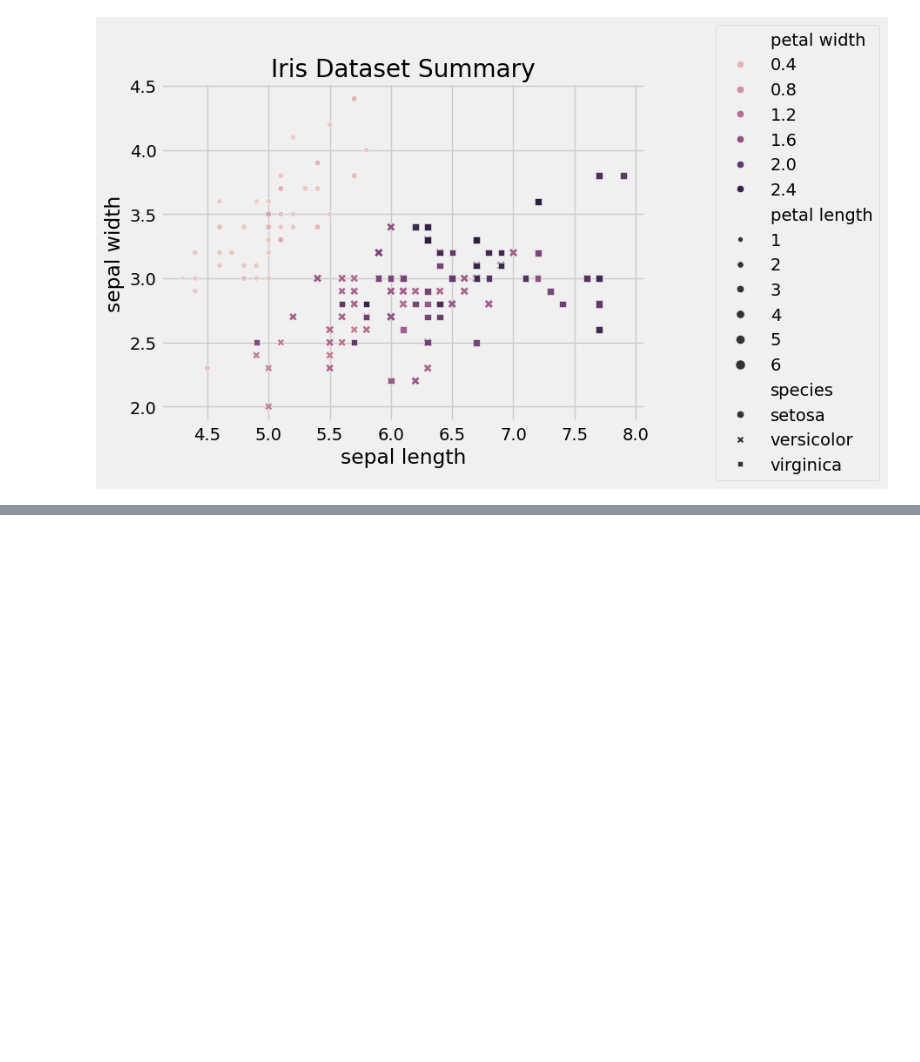
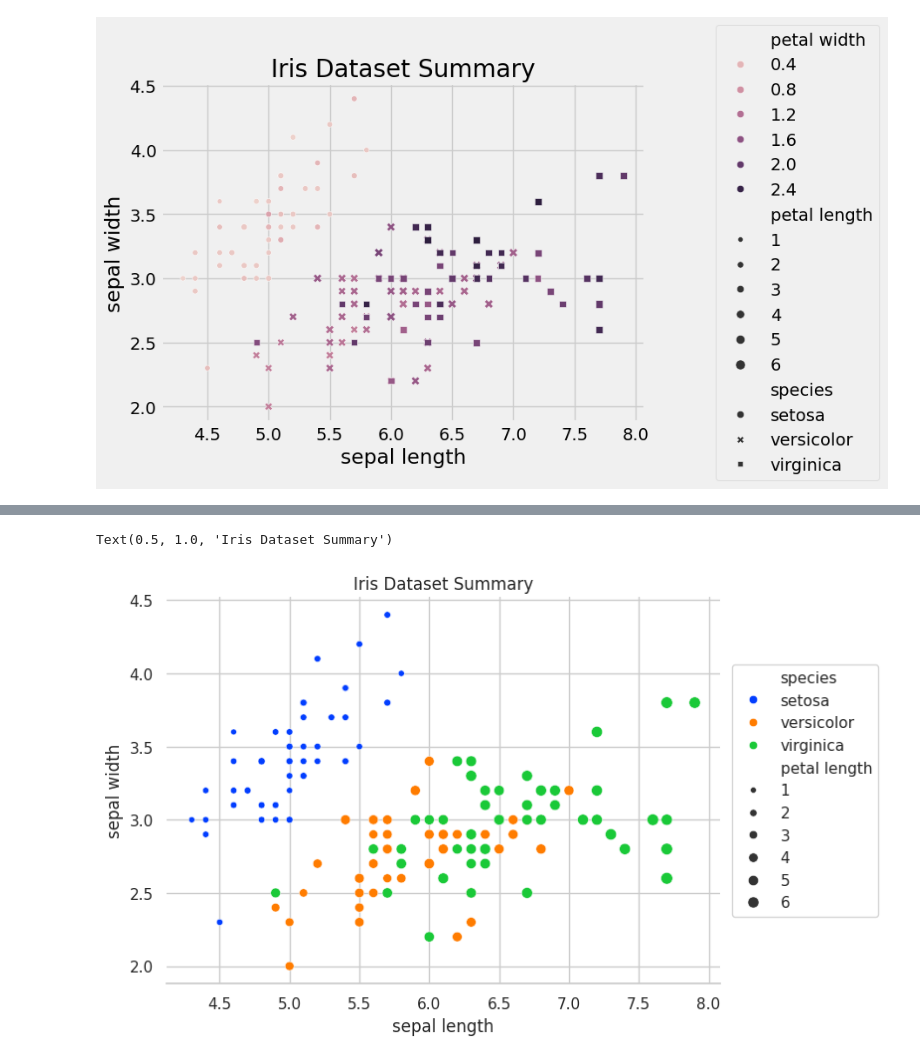
Before and after one commit to HealyStudents/DNID, a Jupyter notebook: Unit_01/Style/MatPlotLib_Style.ipynb, the cells around one changed output, grey strips where cells are left out. Cells and saved outputs as stored; diff of their text form; code cells hidden in the pictures; blank space fills up the shorter version.

```diff
--- a/Unit_01/Style/MatPlotLib_Style.ipynb
+++ b/Unit_01/Style/MatPlotLib_Style.ipynb
@@ -159,0 +180,10 @@ Text(0.5, 1.0, 'Iris Dataset Summary')
+# %%
+#A more vibrant palette and fewer lines! (passing an rc dictionary can allow us to modify a whole lot of very specific parts of our figure)
+params = {"axes.spines.right": False, "axes.spines.top": False, "axes.spines.left": False}
+sns.set_theme(style="whitegrid", palette="bright", rc=params)
+ax = sns.scatterplot(data=iris, x="sepal length", y="sepal width", size="petal length", hue="species")
+sns.move_legend(ax, "right", bbox_to_anchor=(1.3, 0.5))
+ax.set_title("Iris Dataset Summary")
+# %% [output]
+Text(0.5, 1.0, 'Iris Dataset Summary')
+[figure, added]
```
Also changed, not shown: parts of 2 cells of this notebook, 1 other file.
